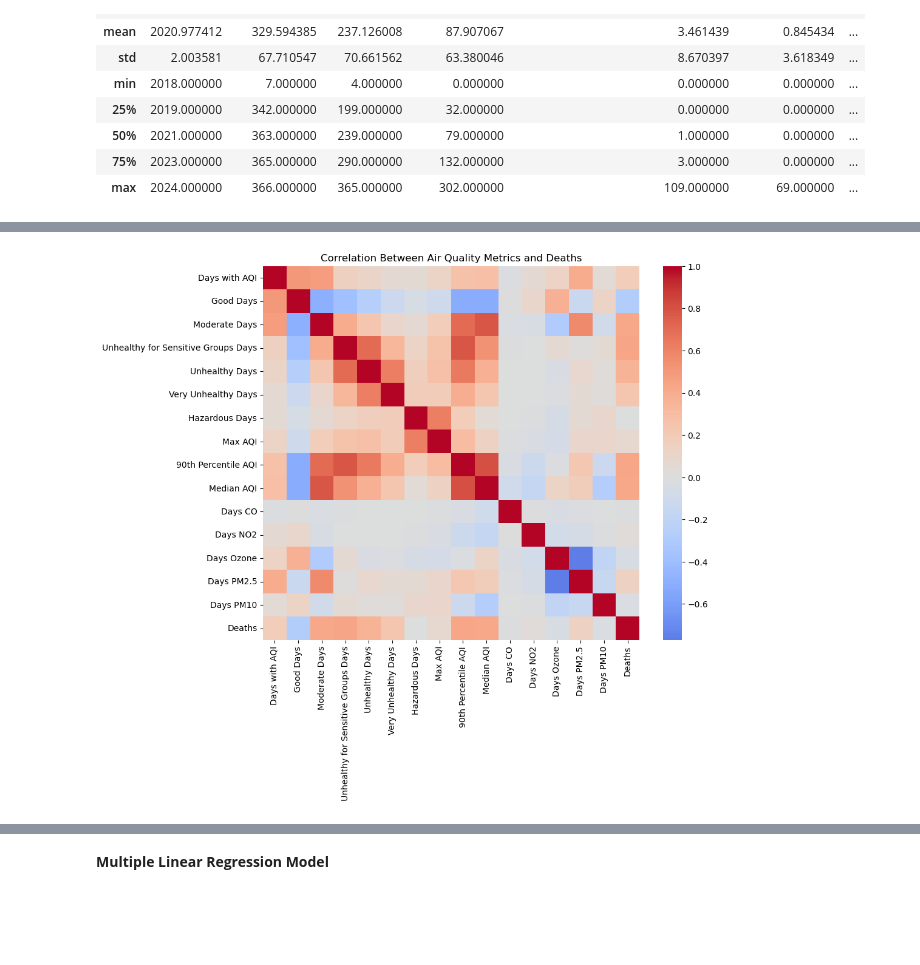
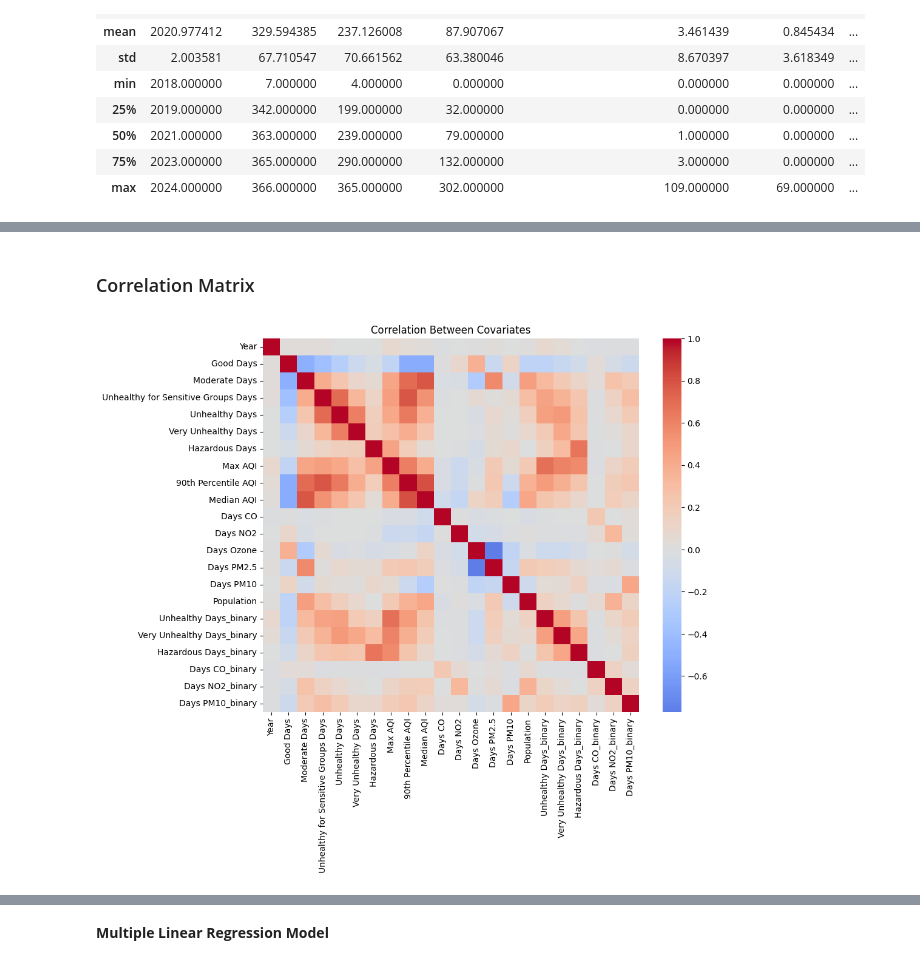
Before and after one commit to yunaxin/air-quality-health-analysis, a Jupyter notebook: analysis.ipynb, the cells around one changed output, grey strips where cells are left out. Saved outputs shown, nothing was run; the diff lists cells and outputs as text; code cells hidden in the pictures; blank space fills up the shorter version.

```diff
--- a/analysis.ipynb
+++ b/analysis.ipynb
@@ -44,0 +95,19 @@ df.describe()
+# %%
+covariates = ["Max AQI", "Population"]
+
+for col in covariates:
+    fig, axes = plt.subplots(1, 2, figsize=(12, 4))
+
+    # Original distribution
+    sns.histplot(df[col], kde=True, ax=axes[0], color='blue')
+    axes[0].set_title(f"Original {col}")
+
+    # Log transform
+    df[col] = np.log1p(df[col])
+
+    # Log transformed distribution
+    sns.histplot(df[col], kde=True, ax=axes[1], color='red')
+    axes[1].set_title(f"Log-transformed {col}")
+
+    plt.tight_layout()
+    plt.show()
@@ -44,0 +119,9 @@ df.describe()
+# %%
+zero_inflated_covariates = ['Unhealthy Days', 'Very Unhealthy Days', 'Hazardous Days', 'Days CO', 'Days NO2', 'Days PM10']
+
+for col in zero_inflated_covariates:
+    sns.histplot(df[col], kde=True, color='blue')
+    plt.title(f"Original {col}")
+
+    plt.tight_layout()
+    plt.show()
@@ -44,0 +135,5 @@ df.describe()
+# %%
+# Add binary terms
+for col in zero_inflated_covariates:
+    df[f'{col}_binary'] = (df[col] > 0).astype(int)
+df.head()
@@ -51,3 +152,3 @@ Identifier variables such as County Code and Year are removed because they do no
 # %%
-corr_df = df.drop(columns=["Year", "County Code"])
-corr_df.corr(numeric_only=True)
+corr_df = df.drop(columns=["County", "State", "Deaths", "Crude Rate"]).dropna(subset=["Population"])
+corr_matrix = corr_df.corr(numeric_only=True)
@@ -72,12 +155,14 @@ corr_df.corr(numeric_only=True)
+# %% [markdown]
+### Correlation Matrix
 # %%
 # Heatmap Visualization
 plt.figure(figsize=(10,8))
 sns.heatmap(
-    corr_df.corr(numeric_only=True),
+    corr_matrix,
     cmap="coolwarm",
     center=0
 )
-plt.title("Correlation Between Air Quality Metrics and Deaths")
+plt.title("Correlation Between Covariates")
 plt.show()
 # %% [output]
-[figure, old version]
+[figure, new version]
```
Also changed, not shown: parts of 35 cells of this notebook, 1 other file.
